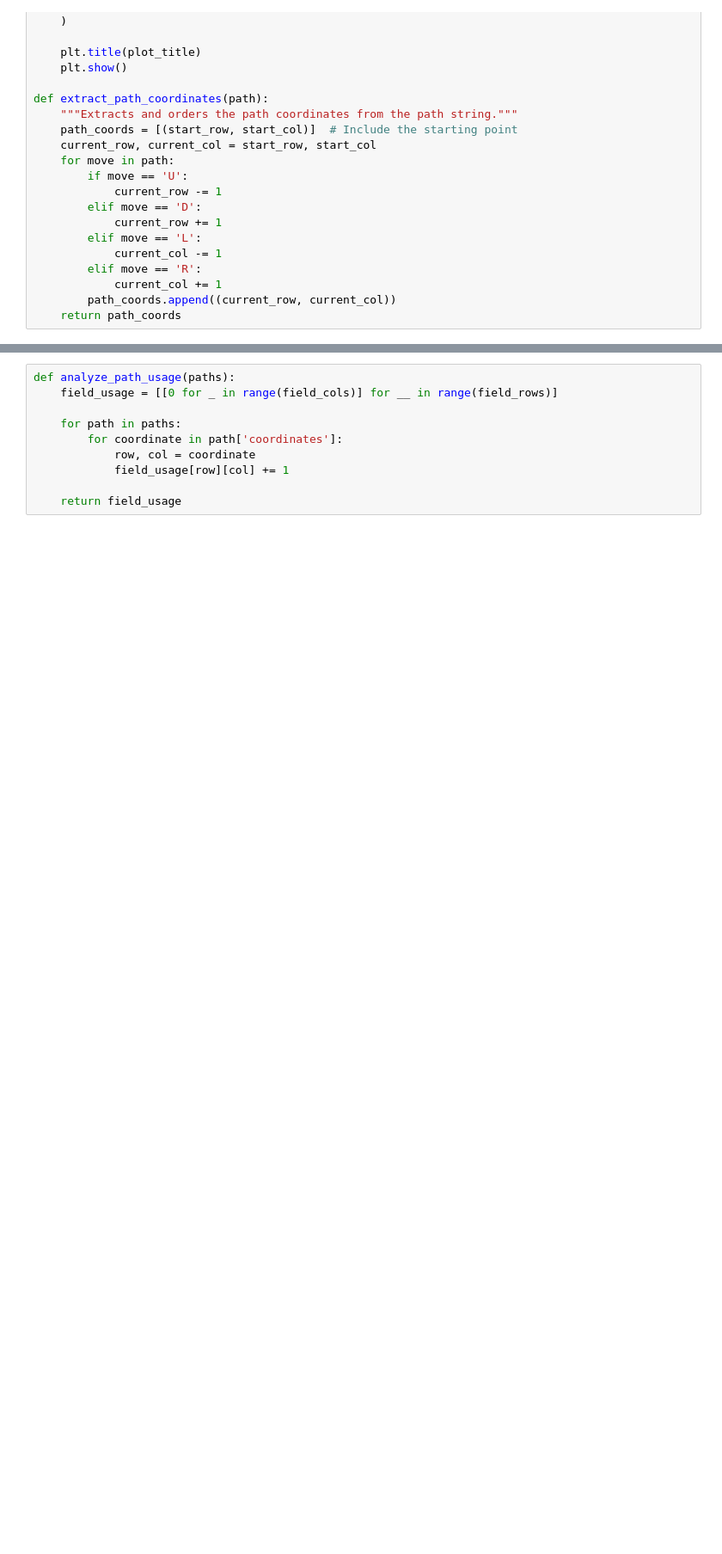
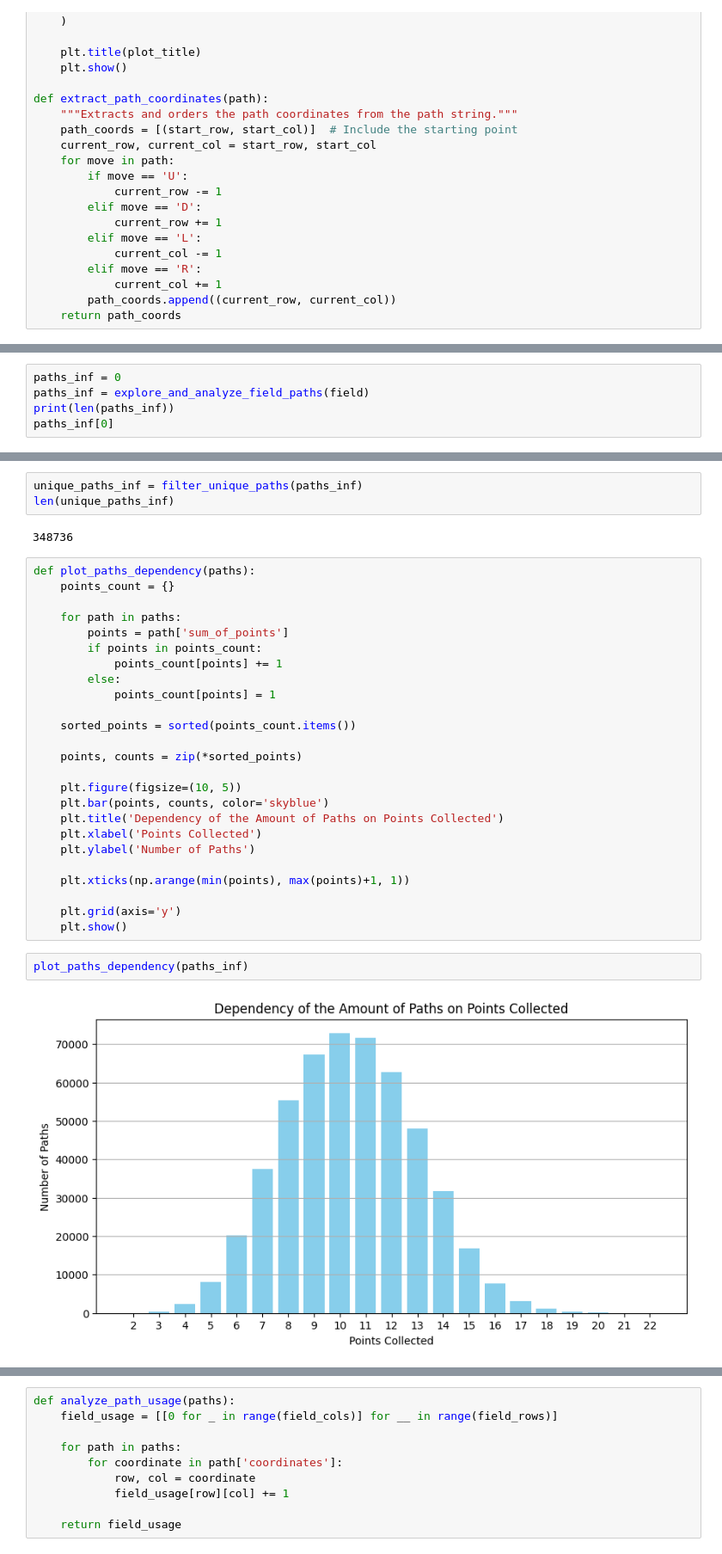
Before and after one commit to IlyaRice/SurvivorIO_Path_finding, a Jupyter notebook: Path finder.ipynb, the cells around one changed output, grey strips where cells are left out. Shown at 86% size. Cells and saved outputs as stored; diff of their text form; blank space fills up the shorter version.

Commit message:
Refactoring and new function added
Main exploring function and secondary path analyzing function merged into one.
Dependency of the Amount of Paths on Points Collected function added.

```diff
--- a/Path finder.ipynb
+++ b/Path finder.ipynb
@@ -327,0 +304,5 @@ visualize_field_with_path(field, paths_inf[0]['path'],'Random path')
+# %%
+paths_inf = 0
+paths_inf = explore_and_analyze_field_paths(field)
+print(len(paths_inf))
+paths_inf[0]
@@ -328,3 +347,37 @@ visualize_field_with_path(field, paths_inf[0]['path'],'Random path')
+# %%
+unique_paths_inf = filter_unique_paths(paths_inf)
+len(unique_paths_inf)
+# %% [output]
+348736
+# %%
+def plot_paths_dependency(paths):
+    points_count = {}
+
+    for path in paths:
+        points = path['sum_of_points']
+        if points in points_count:
+            points_count[points] += 1
+        else:
+            points_count[points] = 1
+
+    sorted_points = sorted(points_count.items())
+
+    points, counts = zip(*sorted_points)
+
+    plt.figure(figsize=(10, 5))
+    plt.bar(points, counts, color='skyblue')
+    plt.title('Dependency of the Amount of Paths on Points Collected')
+    plt.xlabel('Points Collected')
+    plt.ylabel('Number of Paths')
+
+    plt.xticks(np.arange(min(points), max(points)+1, 1))
+
+    plt.grid(axis='y')
+    plt.show()
+# %%
+plot_paths_dependency(paths_inf)
+# %% [output]
+[figure, added]
 # %%
 def find_extreme_paths(paths_info):
     max_points_path = None
```
Also changed, not shown: parts of 17 cells of this notebook.
